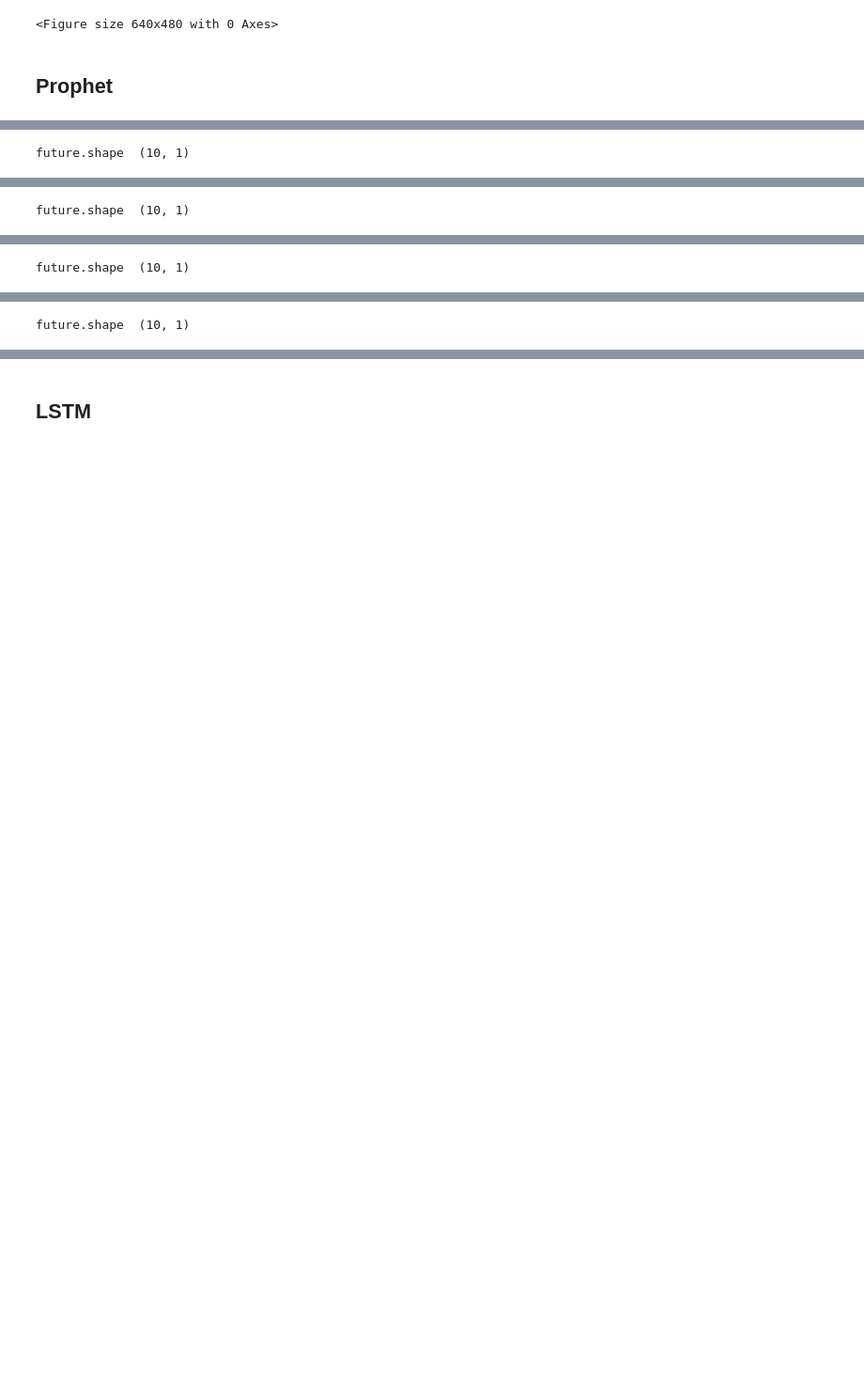
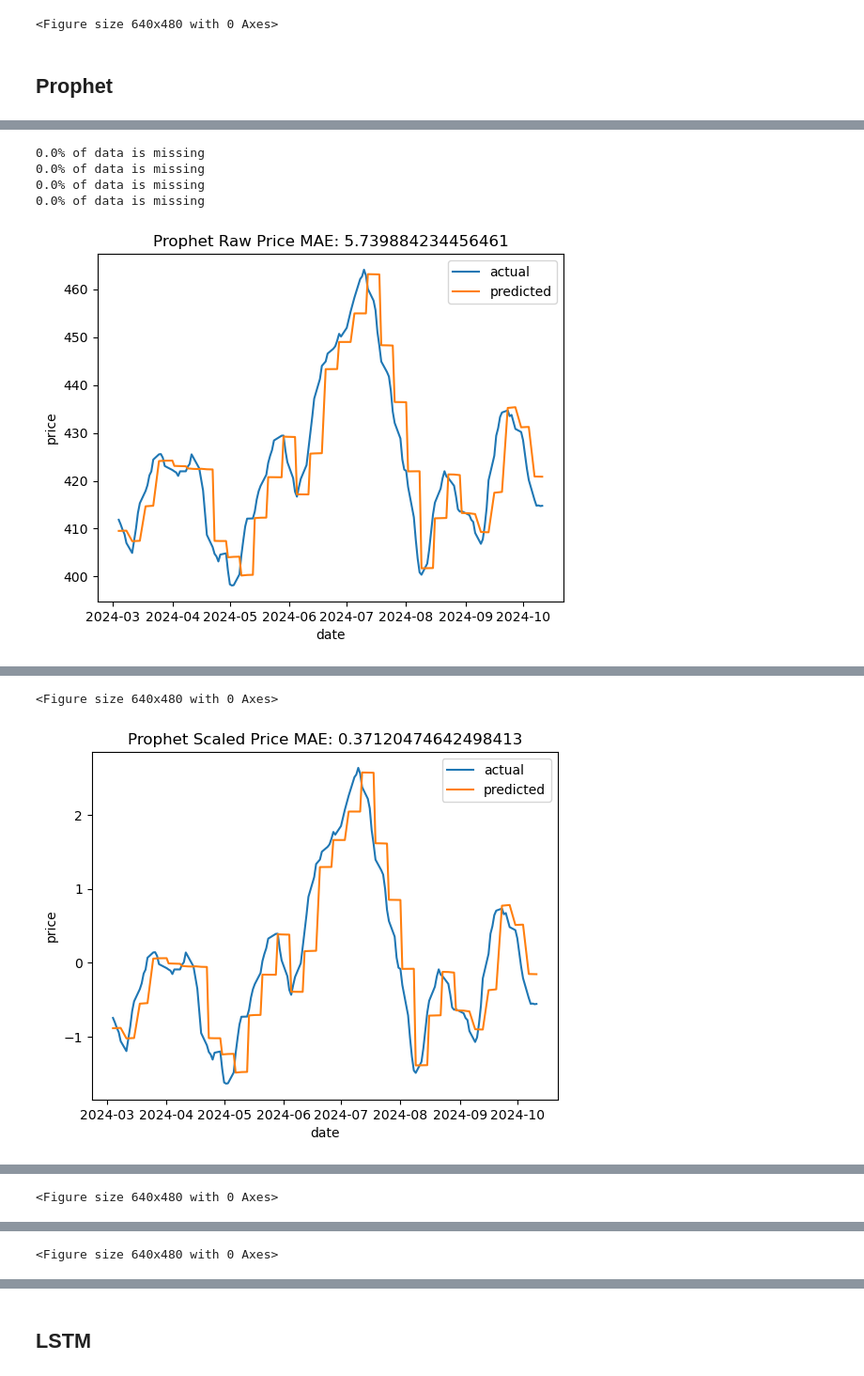
Before and after one commit to GGSimmons1992/5wbtHJaH3kS0oFG6, a Jupyter notebook: Notebooks/Evaluation.ipynb, the cells around one changed output, grey strips where cells are left out. Shown at 94% size. Cells and saved outputs as stored; diff of their text form; code cells hidden in the pictures; blank space fills up the shorter version.

Commit message:
attempt prophet prediction every 5 minutes

```diff
--- a/Notebooks/Evaluation.ipynb
+++ b/Notebooks/Evaluation.ipynb
@@ -121,18 +122,9 @@ Exponential Smoothing Scaled Seasonality MAE: 0.22152132182503093
 ## Prophet
 # %%
 train,validation = loadData.splitData(data)
-continuePrediction = True
-fullPredict = []
-periods = 10
-while(continuePrediction):
-    forecast = viz.makeProphetPrediction(train,periods)
-    fullPredict += list(np.array(forecast['yhat']).reshape(-1,))
-    train = data.iloc[:(train.shape[0]+periods)]
-    if (train.shape[0]+periods >= data.shape[0]):
-        periods = data.shape[0] - train.shape[0]
-        forecast = viz.makeProphetPrediction(train,periods)
-        fullPredict += list(np.array(forecast['yhat']).reshape(-1,))
-        continuePrediction = False
+with open('../Models/prophet_params.json') as f:
+    params = json.load(f)
+fullPredict = tm.makeFullProphetPrediction(params,train,data,periods = 5)
 #fig = model.plot(forecast)
 #plt.show()
 viz.compare(validation['ds'],validation['y'],fullPredict,'Prophet')
@@ -143 +149,5 @@ viz.compare(validation['ds'],validation['y'],fullPredict,'Prophet')
-future.shape  (10, 1)
+0.0% of data is missing
+0.0% of data is missing
+0.0% of data is missing
+0.0% of data is missing
+[figure, added]
@@ -146 +155,2 @@ future.shape  (10, 1)
-future.shape  (10, 1)
+<Figure size 640x480 with 0 Axes>
+[figure, added]
@@ -149 +158 @@ future.shape  (10, 1)
-future.shape  (10, 1)
+<Figure size 640x480 with 0 Axes>
@@ -152 +161 @@ future.shape  (10, 1)
-future.shape  (10, 1)
+<Figure size 640x480 with 0 Axes>
```
Also changed, not shown: parts of 7 cells of this notebook, 7 other files.
